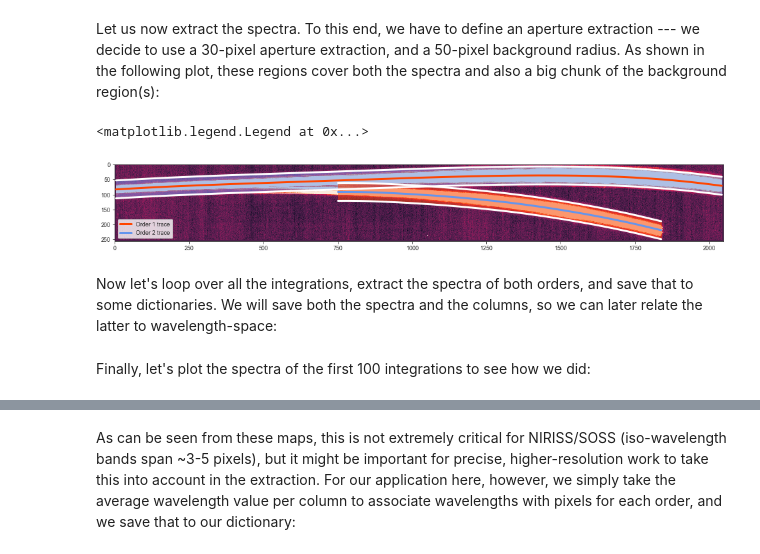
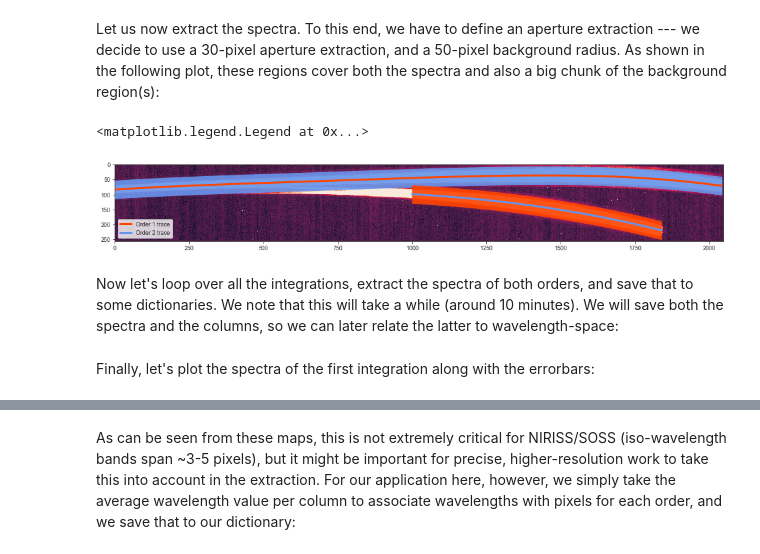
Before and after one commit to spacetelescope/dat_pyinthesky, a Jupyter notebook: jdat_notebooks/soss-transit-spectroscopy/HAT-P-1b-PART3-data-analysis.ipynb, the cells around one changed output, grey strips where cells are left out. Cells and saved outputs as stored; diff of their text form; code cells hidden in the pictures.

```diff
--- a/jdat_notebooks/soss-transit-spectroscopy/HAT-P-1b-PART3-data-analysis.ipynb
+++ b/jdat_notebooks/soss-transit-spectroscopy/HAT-P-1b-PART3-data-analysis.ipynb
@@ -44 +86,4 @@ data = fits.getdata('data_new_rateints.fits')
+# %%
+data = hdul['SCI'].data
+errors = hdul['ERR'].data
 # %% [markdown]
@@ -268,0 +256,20 @@ def aperture_extraction(image, x, y, aperture_radius, background_radius):
+# %%
+# Try orders from 1 to 30 in the polynomial for all the traces:
+orders = np.zeros(nintegrations)
+for i in range(nintegrations):
+    orders[i] = select_cheby_order(X2[i,:],Y2[i,:],1,30)
+
+# Select best order:
+order = int(np.median(orders))
+print('Best order was: ',order)
+
+# Use the best-one as deemed by the BIC to fit all the traces; plot them with median image on top:
+plt.figure(figsize=(17,12))
+im = plt.imshow(median_image)
+im.set_clim(-5,20)
+coeffs2 = np.zeros([nintegrations, order+1])
+for i in range(nintegrations):
+    # Fit only non-nans:
+    idx = np.where(~np.isnan(Y2[i,:]))
+    coeffs2[i,:] = chebyshev.chebfit(X2[i,:][idx],Y2[i,:][idx],deg=order)
+    plt.plot(X2[i,:],chebyshev.chebval(X2[i,:],coeffs2[i,:]),lw=3)
@@ -271,20 +454,18 @@ Let us now extract the spectra. To this end, we have to define an aperture extra
 # %%
 plt.figure(figsize=(17,12))
 im = plt.imshow(median_image)
 im.set_clim(-5,20)
-plt.plot(x1,chebyshev.chebval(x1,coeffs1),lw=3,label='Order 1 trace',color='orangered')
-plt.plot(x2,chebyshev.chebval(x2,coeffs2),lw=3,label='Order 2 trace',color='cornflowerblue')
-for xn,coeffs in zip([x1,x2],[coeffs1,coeffs2]):
-    plt.plot(xn,chebyshev.chebval(xn,coeffs)+30,'w-',lw=3)
-    plt.plot(xn,chebyshev.chebval(xn,coeffs)-30,'w-',lw=3)
-plt.fill_between(x1,chebyshev.chebval(x1,coeffs1)+30,chebyshev.chebval(x1,coeffs1)-30,
-                 color='cornflowerblue',alpha=0.5)
-plt.fill_between(x2,chebyshev.chebval(x2,coeffs2)+30,chebyshev.chebval(x2,coeffs2)-30,
-                 color='orangered',alpha=0.5)
+plt.plot(X1[0,:],chebyshev.chebval(X1[0,:],coeffs1[0,:]),lw=3,label='Order 1 trace',color='orangered')
+plt.plot(X2[0,:],chebyshev.chebval(X2[0,:],coeffs2[0,:]),lw=3,label='Order 2 trace',color='cornflowerblue')
+
+plt.fill_between(X1[0,:],chebyshev.chebval(X1[0,:],coeffs1[0,:])+30,chebyshev.chebval(X1[0,:],coeffs1[0,:])-30,
+                 color='cornflowerblue',alpha=0.9)
+plt.fill_between(X2[0,:],chebyshev.chebval(X2[0,:],coeffs2[0,:])+30,chebyshev.chebval(X2[0,:],coeffs2[0,:])-30,
+                 color='orangered',alpha=0.9)
 plt.ylim(data.shape[1],0)
 plt.legend()
 # %% [output]
 <matplotlib.legend.Legend at 0x...>
-[figure, old version]
+[figure, new version]
 # %% [markdown]
-Now let's loop over all the integrations, extract the spectra of both orders, and save that to some dictionaries. We will save both the spectra and the columns, so we can later relate the latter to wavelength-space:
+Now let's loop over all the integrations, extract the spectra of both orders, and save that to some dictionaries. We note that this will take a while (around 10 minutes). We will save both the spectra and the columns, so we can later relate the latter to wavelength-space:
@@ -301,2 +506,2 @@ for i in range(data.shape[0]):
 # %% [markdown]
-Finally, let's plot the spectra of the first 100 integrations to see how we did:
+Finally, let's plot the spectra of the first integration along with the errorbars:
```
Also changed, not shown: parts of 92 cells of this notebook.
